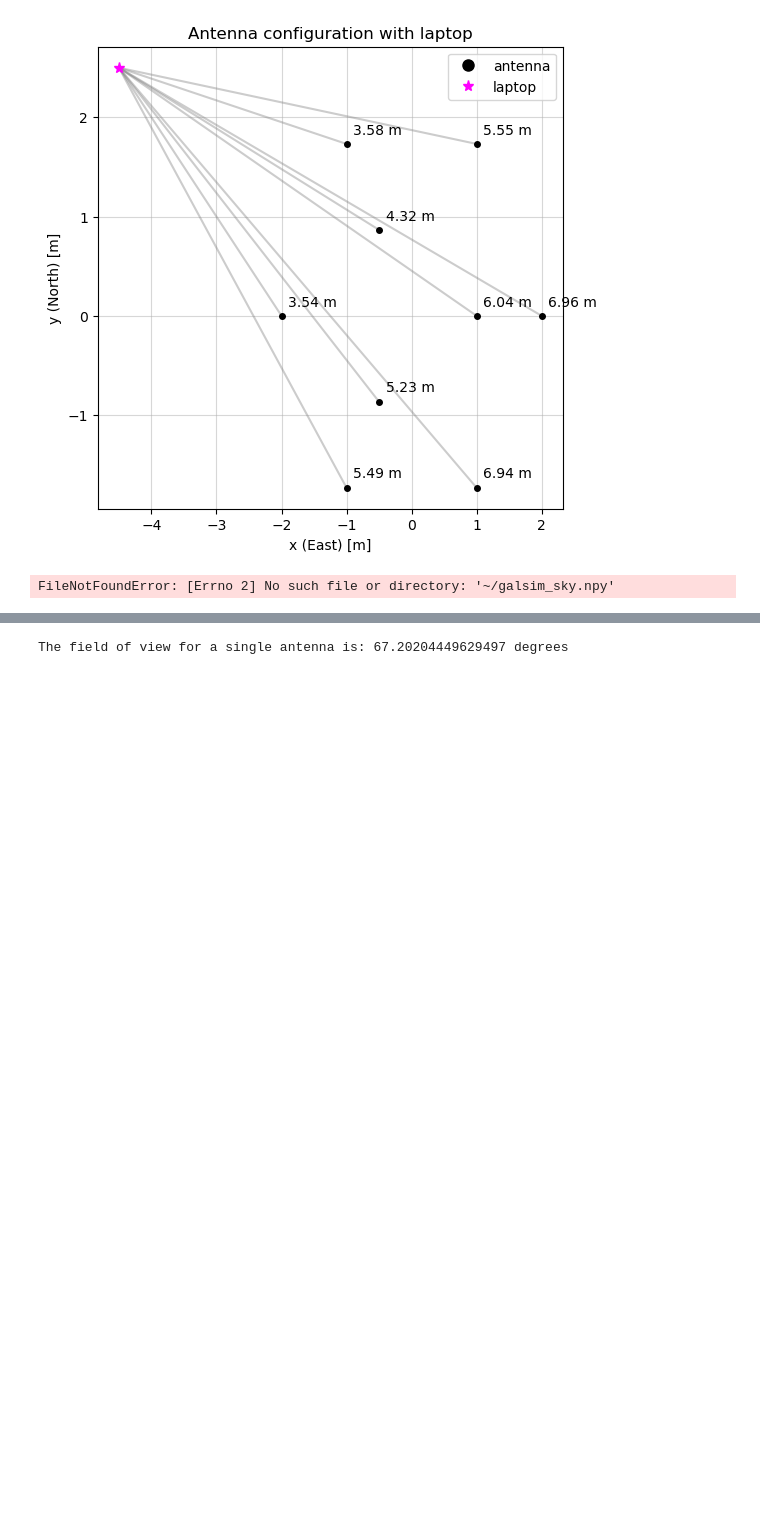
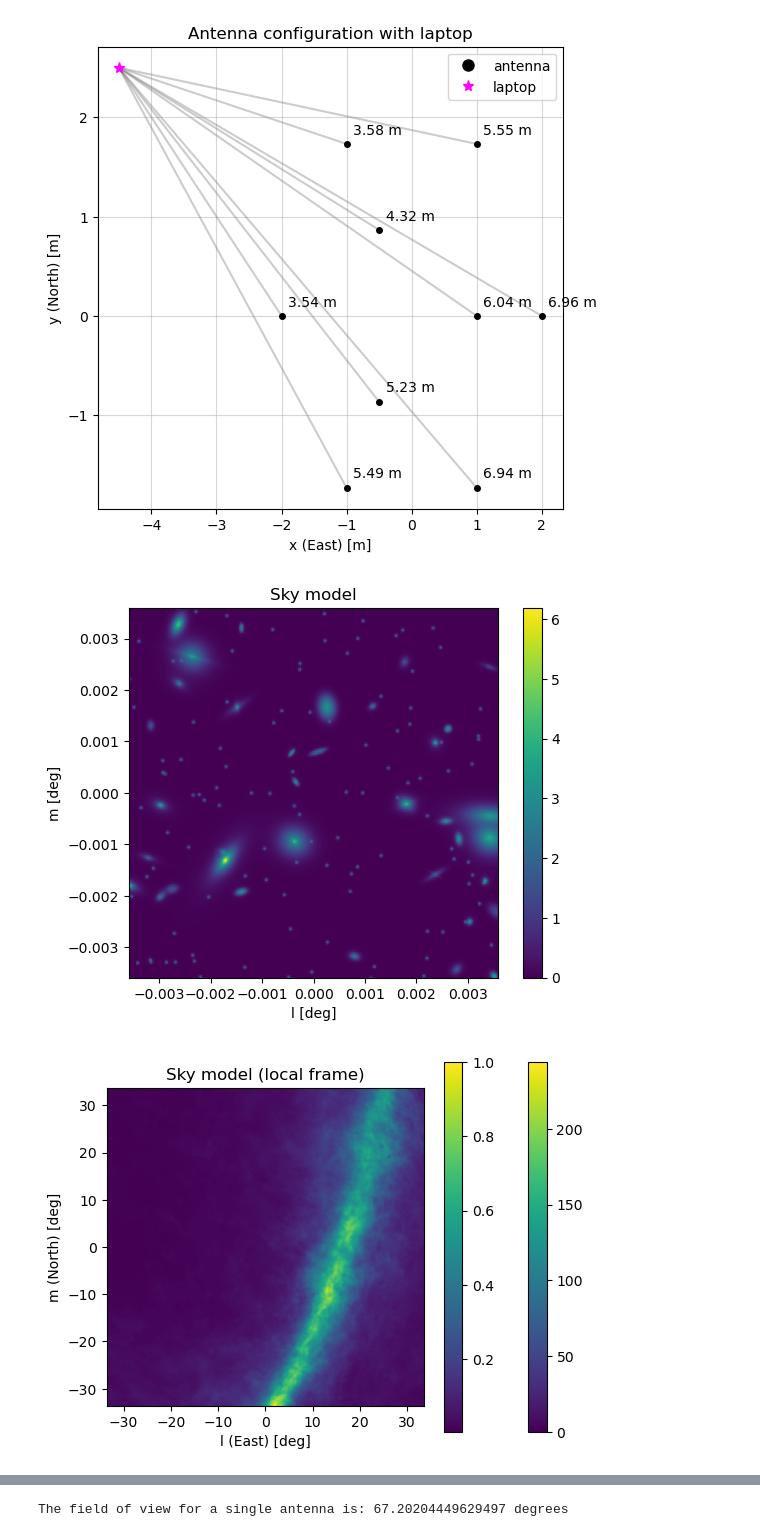
Before and after one commit to p-hartog/Array_configuration, a Jupyter notebook: Array_optimisation.ipynb, the cells around one changed output, grey strips where cells are left out. Saved outputs shown, nothing was run; the diff lists cells and outputs as text; code cells hidden in the pictures; blank space fills up the shorter version.

```diff
--- a/Array_optimisation.ipynb
+++ b/Array_optimisation.ipynb
@@ -402,45 +439,48 @@ class AiryBeam:
 # %%
-#Some test images
+# Some test images (path to image is different for you, as always :))
+# galsim_sky.npy and double_wide.png can be downloaded from the argosim github page.
+# the hydrogen map (HI4PI_MOM0_GAL_1_1024.fits) comes from https://cade.irap.omp.eu/doku.php?id=hi4pi, on this page download the moment-0 map under Maps in Galactic Coordinates
 
 #Galsim image
-dataset = np.load('~/galsim_sky.npy', allow_pickle=True)[()]
+dataset = np.load('galsim_sky.npy', allow_pickle=True)[()]
 sky = dataset['image']
 fov_size_img = np.sqrt(dataset['field_area_arcmin2'])/60.  # in degrees
 plot_utils.plot_sky(sky, (fov_size_img, fov_size_img), title='Sky model')
 
 #Double gaussian source
-data_double_gauss_path = '~/double_wide.png'
+data_double_gauss_path = 'double_wide.png'
 double_gauss_png = Image.open(data_double_gauss_path)
 sky_double_gauss = np.array(double_gauss_png)
 plot_utils.plot_sky(sky_double_gauss, (fov_size_img, fov_size_img), title='Double Gaussian Source') # FOV is arbitrary, we can decide the scale ourselves
 
 # Leiden, and the time you used for the zenith pointing
 location = EarthLocation.from_geodetic(lon=4.49*u.deg, lat=52.16*u.deg, height=0*u.m)
 obstime  = Time('2026-11-20 15:00:00')
 
 hi_map = hp.read_map('HI4PI_MOM0_GAL_1_1024.fits', field=0)
 
 n_pix   = 256
 FOV_sky = 67.2                                   # deg, full width (256 * 15.75' / 60)
 
 # Local grid around the zenith: l = East, m = North (row 0 = south)
 x = np.linspace(-FOV_sky/2, FOV_sky/2, n_pix)
 L, M = np.meshgrid(x, x)
 l, m = np.radians(L), np.radians(M)
 
 alt = np.arcsin(np.sqrt(1 - l**2 - m**2))
 az  = np.arctan2(l, m)                           # azimuth from north, towards east
 
 altaz = SkyCoord(az=az.ravel()*u.rad, alt=alt.ravel()*u.rad,
                  frame=AltAz(obstime=obstime, location=location))
 gal = altaz.transform_to(Galactic())
 
 sky_MW = hp.get_interp_val(hi_map, gal.l.deg, gal.b.deg, lonlat=True).reshape(n_pix, n_pix)
 sky_MW = sky_MW / sky_MW.max()                   # float, 0..1
 
 plt.imshow(sky_MW, origin='lower', extent=[-FOV_sky/2, FOV_sky/2]*2)
 plt.xlabel('l (East) [deg]'); plt.ylabel('m (North) [deg]')
 plt.title('Sky model (local frame)'); plt.colorbar(); plt.show()
 # %% [output]
-FileNotFoundError: [Errno 2] No such file or directory: '~/galsim_sky.npy'
+[figure, added]
+[figure, added]
 # %%
```
Also changed, not shown: parts of 44 cells of this notebook, 1 other file.
